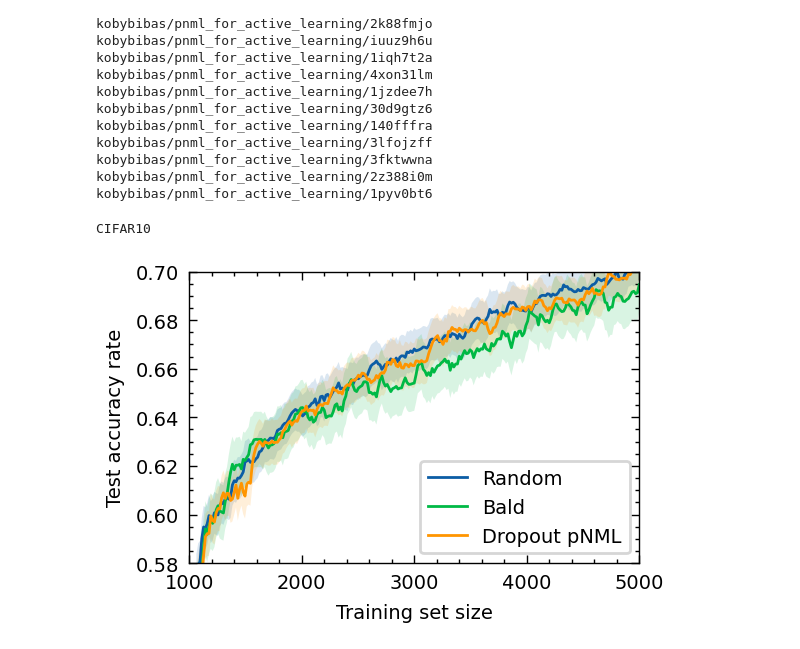
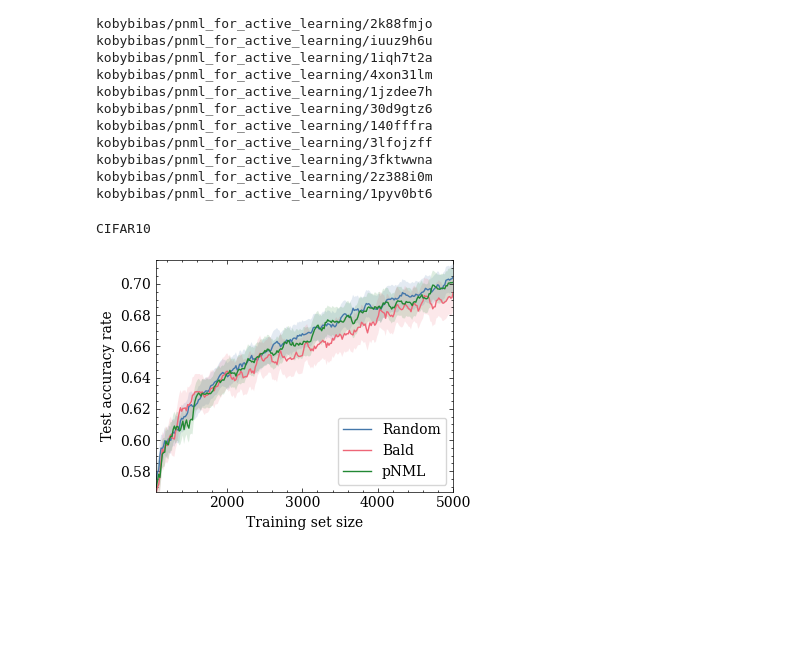
Before and after one commit to kobybibas/pnml_for_active_learning, a Jupyter notebook: notebooks/plot_cifar10.ipynb, the cells around one changed output. Saved outputs shown, nothing was run; the diff lists cells and outputs as text; code cells hidden in the pictures; blank space fills up the shorter version.

```diff
--- a/notebooks/plot_cifar10.ipynb
+++ b/notebooks/plot_cifar10.ipynb
@@ -14,12 +14,12 @@ import wandb
 
 sys.path.append("../src")
 
-from plot_utils import process_results, execute_df_rollout
+from plot_utils import process_results, execute_df_rollout, execute_plot
 
 api = wandb.Api(
     overrides={"entity": "kobybibas", "project": "pnml_for_active_learning"}
 )
-out_dir = "../output/analysis"
+out_dir = "../outputs/analysis"
 os.makedirs(out_dir, exist_ok=True)
 
 # Project is specified by
@@ -82,29 +82,14 @@ random_res = execute_df_rollout(random_dfs,rolling_size=rolling_size)
 bald_res = execute_df_rollout(bald_dfs,rolling_size=rolling_size)
 pnml_res = execute_df_rollout(pnml_dfs,rolling_size=rolling_size)
 # %%
-plt.style.use(["science", "nature",'no-latex'])
-fig, ax = plt.subplots(1, 1, dpi=200, figsize=(3, 2))
-
-for i, (res, name) in enumerate(
-    ([(random_res, "Random"), (bald_res, "Bald"), (pnml_res, "Dropout pNML")])
-):
-    ax.plot(res["mean"], label=name, color=f"C{i}")
-    ax.fill_between(
-        res["low"].index,
-        res["low"].values,
-        res["high"].values,
-        facecolor=f"C{i}",
-        alpha=0.15,
-    )
-ax.set_ylabel("Test accuracy rate")
-ax.set_xlabel(f"Training set size")
-ax.legend(frameon=True)
-ax.set_ylim(0.58, 0.7)
-ax.set_xlim(1000, 5000)
+plt.style.use(["science", "bright",'no-latex'])
+fig, ax = plt.subplots(1, 1, dpi=100, figsize=(4, 3))
+fig,ax = execute_plot(random_res,bald_res,pnml_res,fig,ax)
+ax.set_xlim(right=5000)
 print("CIFAR10")
 plt.tight_layout()
 plt.savefig(osp.join(out_dir, "cifar10.pdf"))
 plt.show()
 # %% [output]
 CIFAR10
-[figure, old version]
+[figure, new version]
```
Also changed, not shown: 21 other files.
